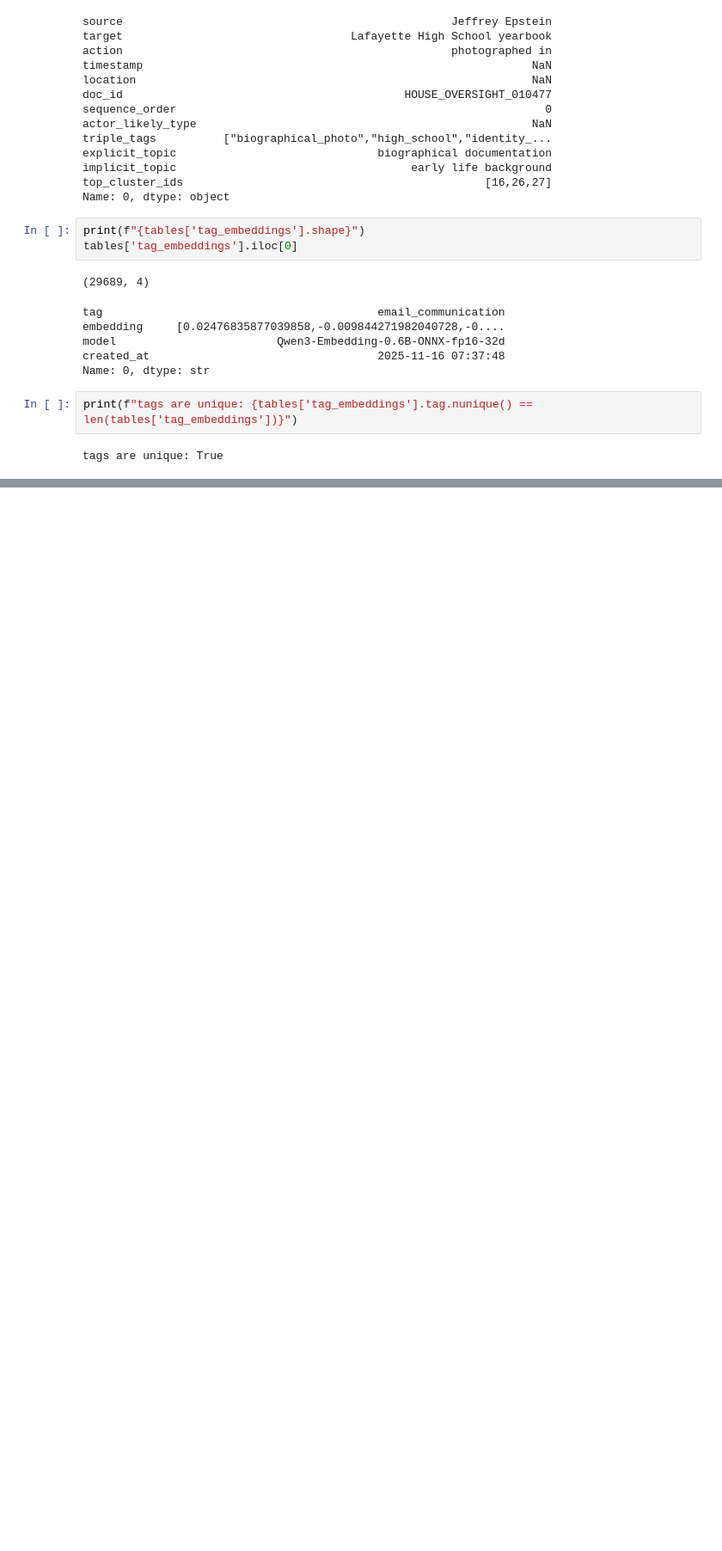
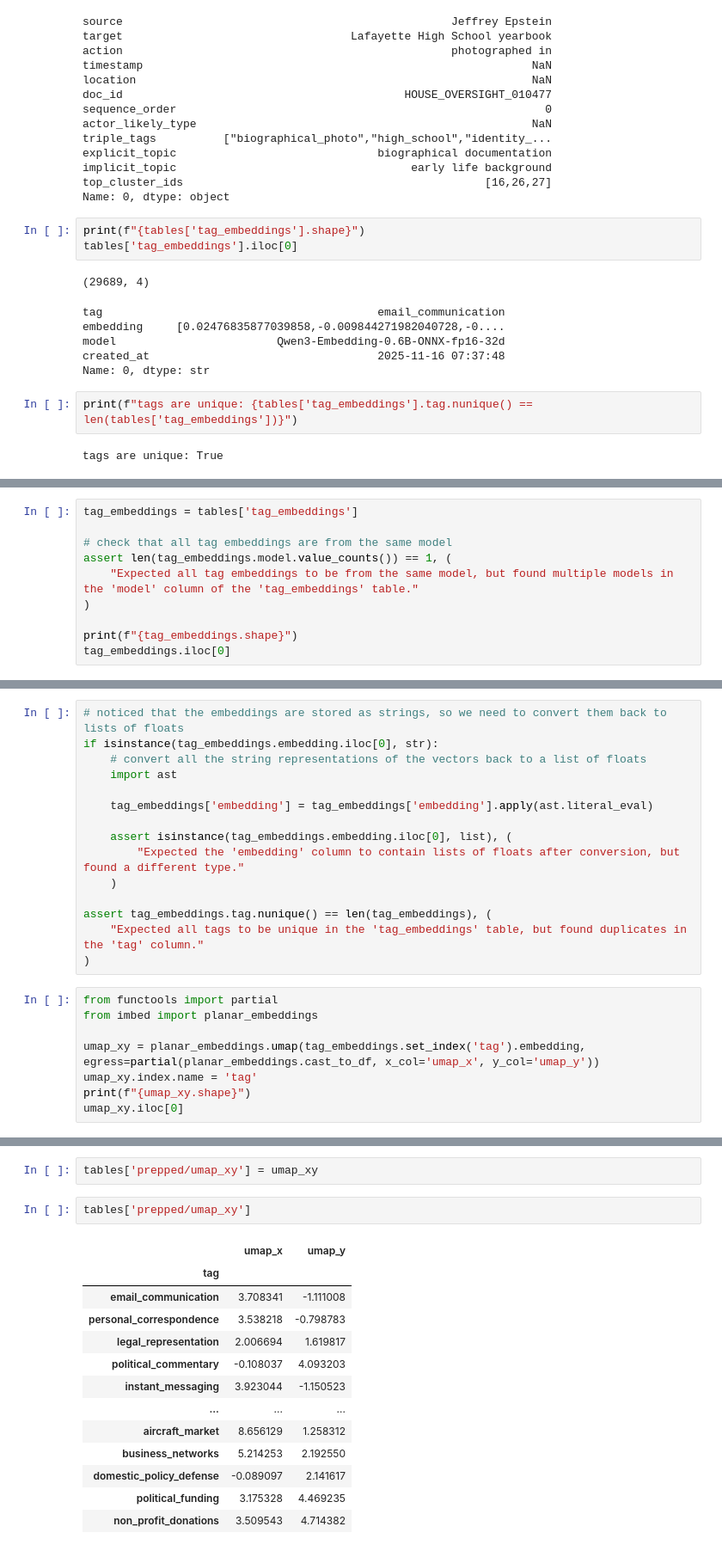
Before and after one commit to thorwhalen/imbed_data_prep, a Jupyter notebook: imbed_data_prep/epstein_files/epstein_files.ipynb, the cells around one changed output, grey strips where cells are left out. Shown at 86% size. Drawn from its saved outputs; the diff is of its cells as text; blank space fills up the shorter version.

```diff
--- a/imbed_data_prep/epstein_files/epstein_files.ipynb
+++ b/imbed_data_prep/epstein_files/epstein_files.ipynb
@@ -416,0 +452,10 @@ Cosmograph(background_color=None, components_display_state_mode=None, focused_po
+# %%
+tag_embeddings = tables['tag_embeddings']
+
+# check that all tag embeddings are from the same model
+assert len(tag_embeddings.model.value_counts()) == 1, (
+    "Expected all tag embeddings to be from the same model, but found multiple models in the 'model' column of the 'tag_embeddings' table."
+)
+
+print(f"{tag_embeddings.shape}")
+tag_embeddings.iloc[0]
@@ -416,0 +469,23 @@ Cosmograph(background_color=None, components_display_state_mode=None, focused_po
+# %%
+# noticed that the embeddings are stored as strings, so we need to convert them back to lists of floats
+if isinstance(tag_embeddings.embedding.iloc[0], str):
+    # convert all the string representations of the vectors back to a list of floats
+    import ast
+
+    tag_embeddings['embedding'] = tag_embeddings['embedding'].apply(ast.literal_eval)
+
+    assert isinstance(tag_embeddings.embedding.iloc[0], list), (
+        "Expected the 'embedding' column to contain lists of floats after conversion, but found a different type."
+    )
+
+assert tag_embeddings.tag.nunique() == len(tag_embeddings), (
+    "Expected all tags to be unique in the 'tag_embeddings' table, but found duplicates in the 'tag' column."
+)
+# %%
+from functools import partial
+from imbed import planar_embeddings
+
+umap_xy = planar_embeddings.umap(tag_embeddings.set_index('tag').embedding, egress=partial(planar_embeddings.cast_to_df, x_col='umap_x', y_col='umap_y'))
+umap_xy.index.name = 'tag'
+print(f"{umap_xy.shape}")
+umap_xy.iloc[0]
@@ -416,0 +497,18 @@ Cosmograph(background_color=None, components_display_state_mode=None, focused_po
+# %%
+tables['prepped/umap_xy'] = umap_xy
+# %%
+tables['prepped/umap_xy']
+# %% [output]
+|  | umap_x | umap_y |
+| tag |  |  |
+| email_communication | 3.708341 | -1.111008 |
+| personal_correspondence | 3.538218 | -0.798783 |
+| legal_representation | 2.006694 | 1.619817 |
+| political_commentary | -0.108037 | 4.093203 |
+| instant_messaging | 3.923044 | -1.150523 |
+| ... | ... | ... |
+| aircraft_market | 8.656129 | 1.258312 |
+| business_networks | 5.214253 | 2.192550 |
+| domestic_policy_defense | -0.089097 | 2.141617 |
+| political_funding | 3.175328 | 4.469235 |
+| non_profit_donations | 3.509543 | 4.714382 |
```
Also changed, not shown: parts of 34 cells of this notebook, 2 other files.
